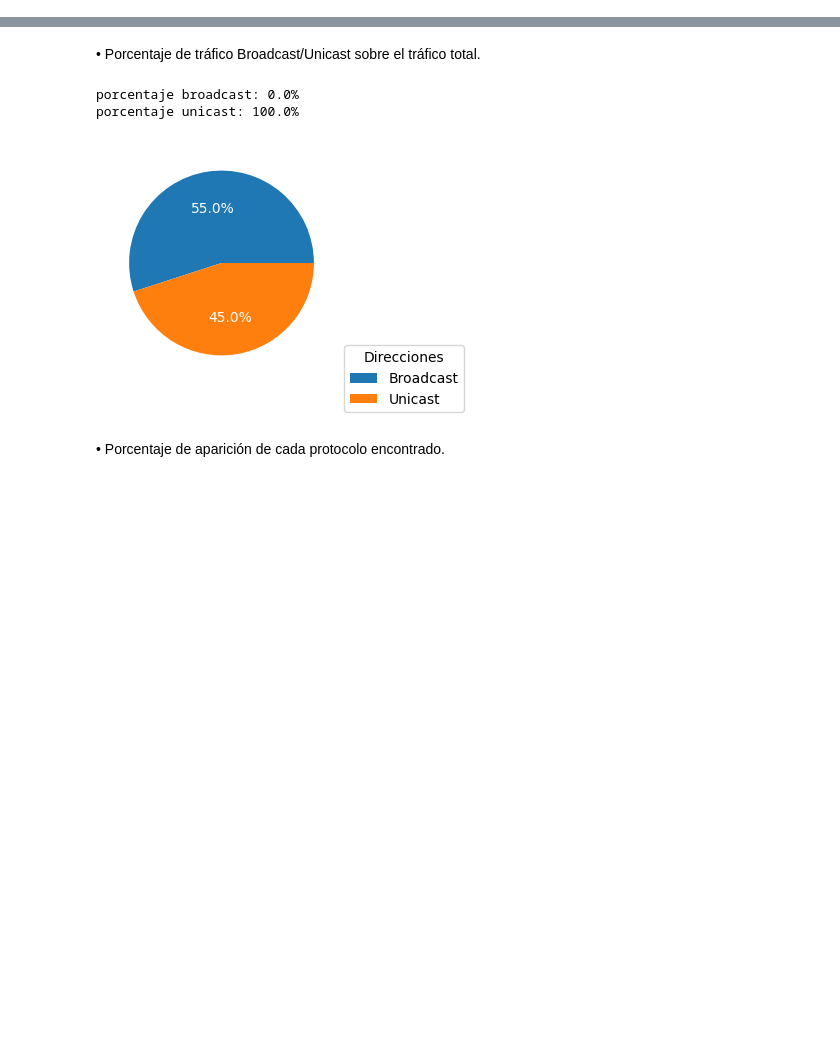
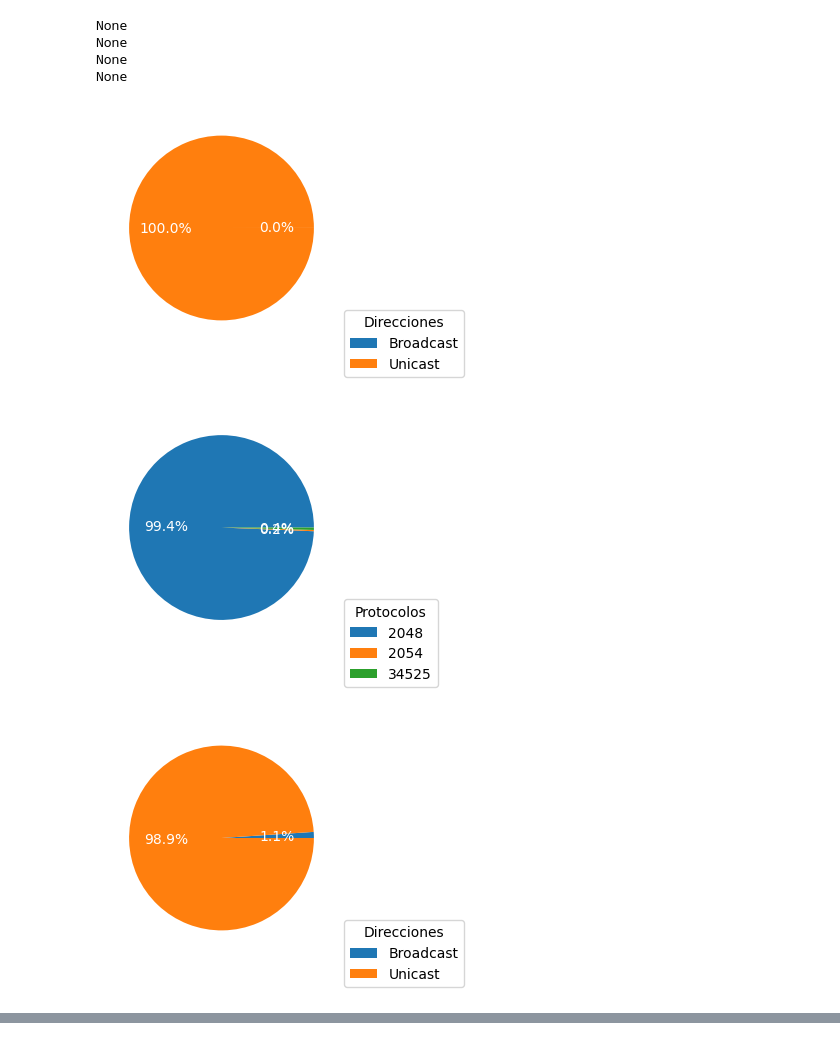
Before and after one commit to pdbruno/redes-tp1, a Jupyter notebook: experimentacion.ipynb, the cells around one changed output, grey strips where cells are left out. Cells and saved outputs as stored; diff of their text form; code cells hidden in the pictures; blank space fills up the shorter version.

```diff
--- a/experimentacion.ipynb
+++ b/experimentacion.ipynb
@@ -14,15 +59,34 @@ def entropia(S):
 # %%
-S1 = {}
-direcciones = {'BROADCAST': 0, 'UNICAST': 0}
-protocolos = {}
-total = 20000
+files = Path('outputs').glob('*.csv')
+filenames = []
+entropias = []
+for file in files:
+    S1 = {}
+    direcciones = {'BROADCAST': 0, 'UNICAST': 0}
+    protocolos = {}
+    total = 20000
 
-with open('output.csv', newline='') as csvfile:
-    reader = csv.reader(csvfile, )
-    next(reader, None)  # skip the headers
-    for [dire, proto, count] in reader:
-        S1[(dire, int(proto))] = int(count)
-        direcciones[dire] += int(count)
-        if proto not in protocolos:
-            protocolos[proto] = 0
-        protocolos[proto] += int(count)
+    with open(file, newline='') as csvfile:
+        filename = file.name[:-4]
+        filenames.append(filename)
+        reader = csv.reader(csvfile, )
+        next(reader, None)  # skip the headers
+        for [dire, proto, count] in reader:
+            S1[(dire, int(proto))] = int(count)
+            direcciones[dire] += int(count)
+            if proto not in protocolos:
+                protocolos[proto] = 0
+            protocolos[proto] += int(count)
+
+        porcentaje_direcciones(S1, direcciones, protocolos, total, filename)
+        porcentaje_protocolos(S1, direcciones, protocolos, total, filename)
+        informacion_simbolos(S1, direcciones, protocolos, total, filename)
+        entropias.append(entropia(S1))
+# %% [output]
+None
+None
+None
+None
+[figure, added]
+[figure, added]
+[figure, added]
@@ -29,23 +97,0 @@ with open('output.csv', newline='') as csvfile:
-# %% [markdown]
-• Porcentaje de tráfico Broadcast/Unicast sobre el tráfico total.
-# %%
-ratio_broadcast = direcciones['BROADCAST'] / total
-print(f'porcentaje broadcast: {ratio_broadcast*100}%')
-print(f'porcentaje unicast: {100 - ratio_broadcast*100}%')
-
-labels = 'Broadcast', 'Unicast'
-sizes = [ratio_broadcast*100, 100 - ratio_broadcast*100]
-fig, ax = plt.subplots(figsize=(6, 3), subplot_kw=dict(aspect="equal"))
-wedges, texts, autotexts = ax.pie(sizes, autopct='%1.1f%%', textprops=dict(color="w"))
-ax.legend(wedges, labels,
-          title="Direcciones",
-          loc="center left",
-          bbox_to_anchor=(1, 0))
-
-plt.show()
-# %% [output]
-porcentaje broadcast: 0.0%
-porcentaje unicast: 100.0%
-[figure, removed]
-# %% [markdown]
-• Porcentaje de aparición de cada protocolo encontrado.
```
Also changed, not shown: parts of 10 cells of this notebook, 17 other files.
